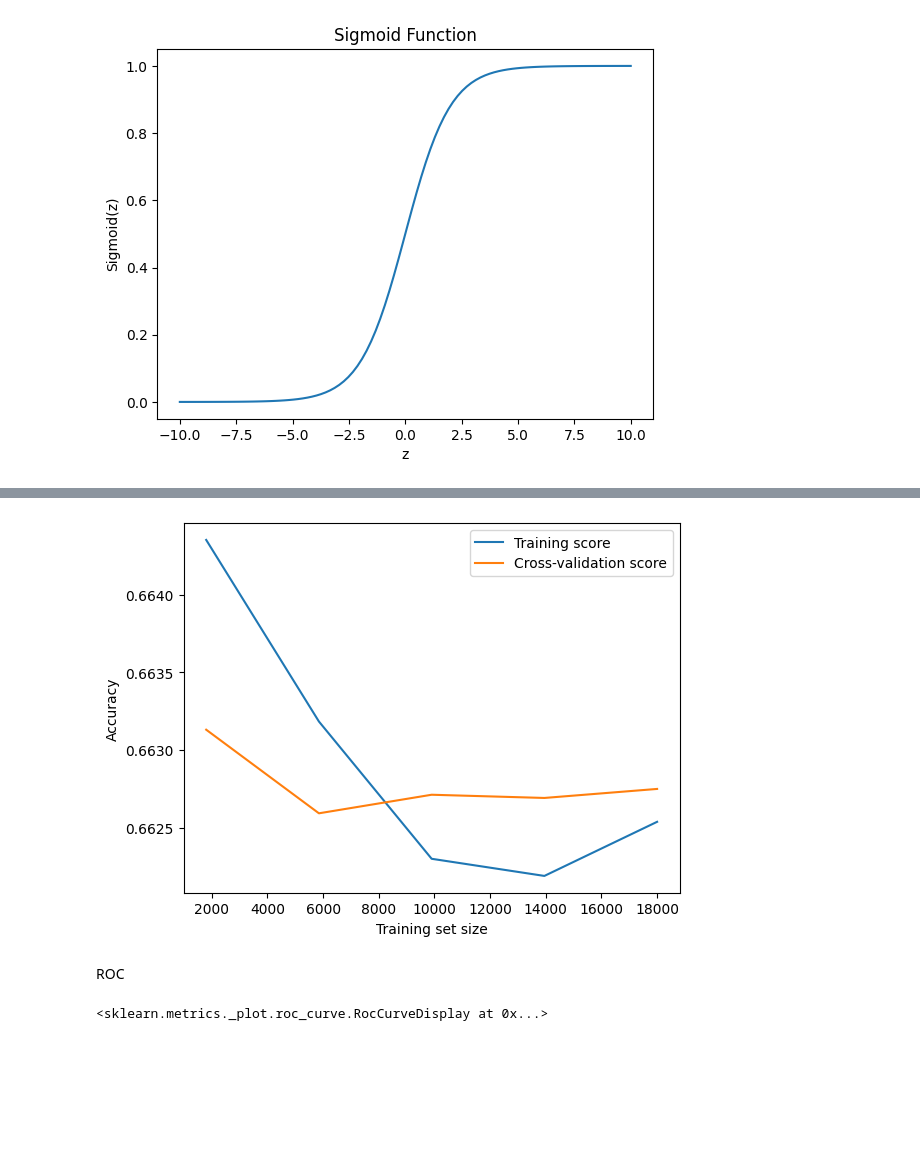
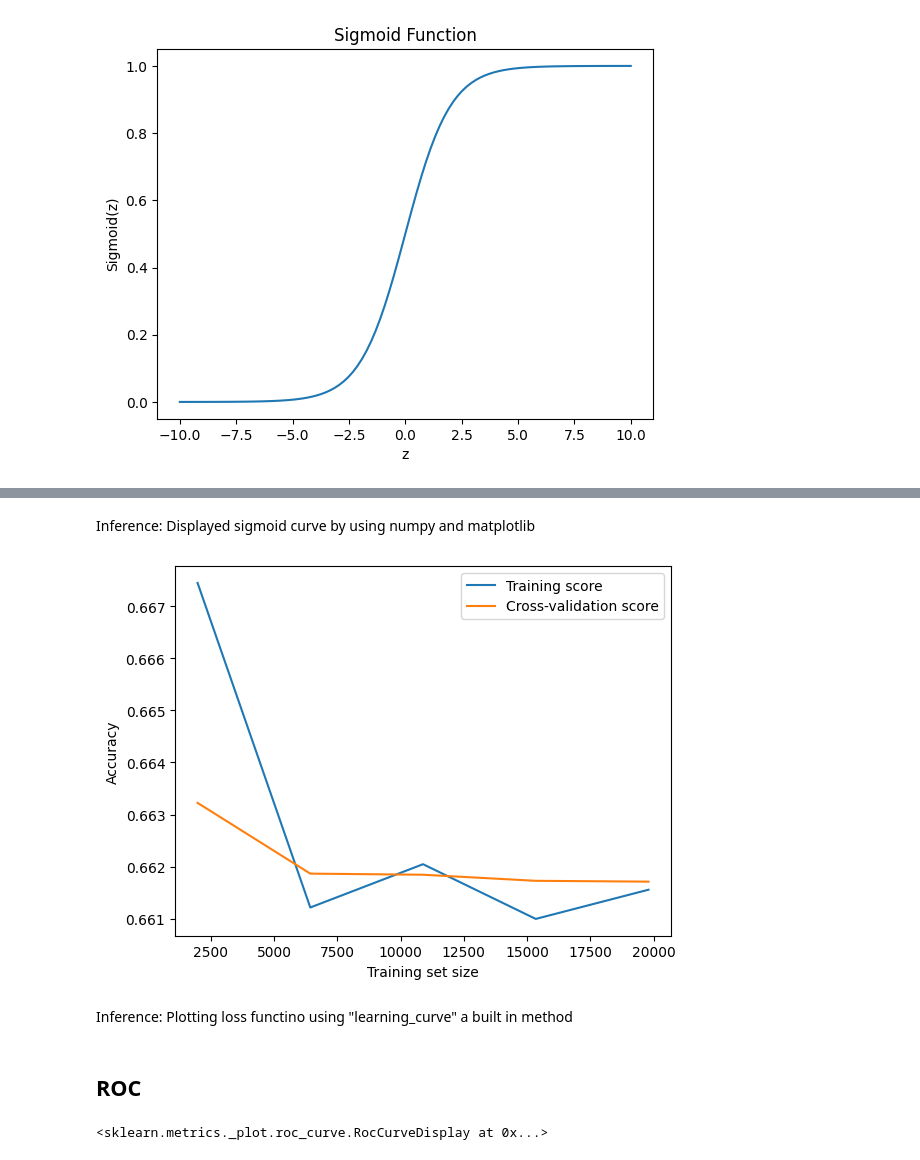
Before and after one commit to ThePunisher-17/Christ-University-Machine-Learning-Sem-1, a Jupyter notebook: Lab 5/Task.ipynb, the cells around one changed output, grey strips where cells are left out. Saved outputs shown, nothing was run; the diff lists cells and outputs as text; code cells hidden in the pictures; blank space fills up the shorter version.

```diff
--- a/Lab 5/Task.ipynb
+++ b/Lab 5/Task.ipynb
@@ -56,3 +80,9 @@ memory usage: 3.2+ MB
 # %%
 def return_non_int_cols(df):
+    '''
+    This function returns the columns in the dataframe that are not of type int64
+    '''
     return [col for col in df.columns if df[col].dtype != 'int64']
+
+non_int_cols = return_non_int_cols(df)
+non_int_cols
@@ -225,3 +259,3 @@ vif
 # %%
 from sklearn.model_selection import train_test_split
-X_train, X_test, y_train, y_test = train_test_split(df_truly_useful.drop('readmitted', axis=1), df_truly_useful['readmitted'], test_size=0.2, random_state=42)
+X_train, X_test, y_train, y_test = train_test_split(df_truly_useful.drop('readmitted', axis=1), df_truly_useful['readmitted'], stratify=df_truly_useful['readmitted'] , test_size=0.2, random_state=42)
@@ -228,5 +264,5 @@ X_train, X_test, y_train, y_test = train_test_split(df_truly_useful.drop('readmi
 # %%
 from sklearn.linear_model import LogisticRegression
-lr = LogisticRegression(solver='liblinear',verbose=10)
+lr = LogisticRegression()
 lr.fit(X_train, y_train)
 # %% [output]
@@ -296,22 +324,26 @@ sigmoid_records = X_train.sample(100)
+# %% [markdown]
+Inference: Displayed sigmoid curve by using numpy and matplotlib
 # %%
 from sklearn.model_selection import learning_curve
-train_sizes, train_scores, test_scores = learning_curve(lr, X_train, y_train, cv=10, n_jobs=-1, train_sizes=np.linspace(0.1, 1.0, 5), scoring="neg_log_loss")
+train_sizes, train_scores, test_scores = learning_curve(lr, X_train, y_train, cv=100, n_jobs=1, scoring="neg_log_loss")
 
 train_scores_mean = -np.mean(train_scores, axis=1)
 test_scores_mean = -np.mean(test_scores, axis=1)
 
 train_scores_std = np.std(train_scores, axis=1)
 test_scores_std = np.std(test_scores, axis=1)
 
 plt.plot(train_sizes, train_scores_mean, label='Training score')
 plt.plot(train_sizes, test_scores_mean, label='Cross-validation score')
 plt.xlabel('Training set size')
 plt.ylabel('Accuracy')
 plt.legend()
 plt.show()
 # %% [output]
-[figure, old version]
+[figure, new version]
-# %% [markdown]
-ROC
+# %% [markdown]
+Inference: Plotting loss functino using "learning_curve" a built in method
+# %% [markdown]
+## ROC
 # %%
 from sklearn.metrics import RocCurveDisplay
```
Also changed, not shown: parts of 55 cells of this notebook, 2 other files.
